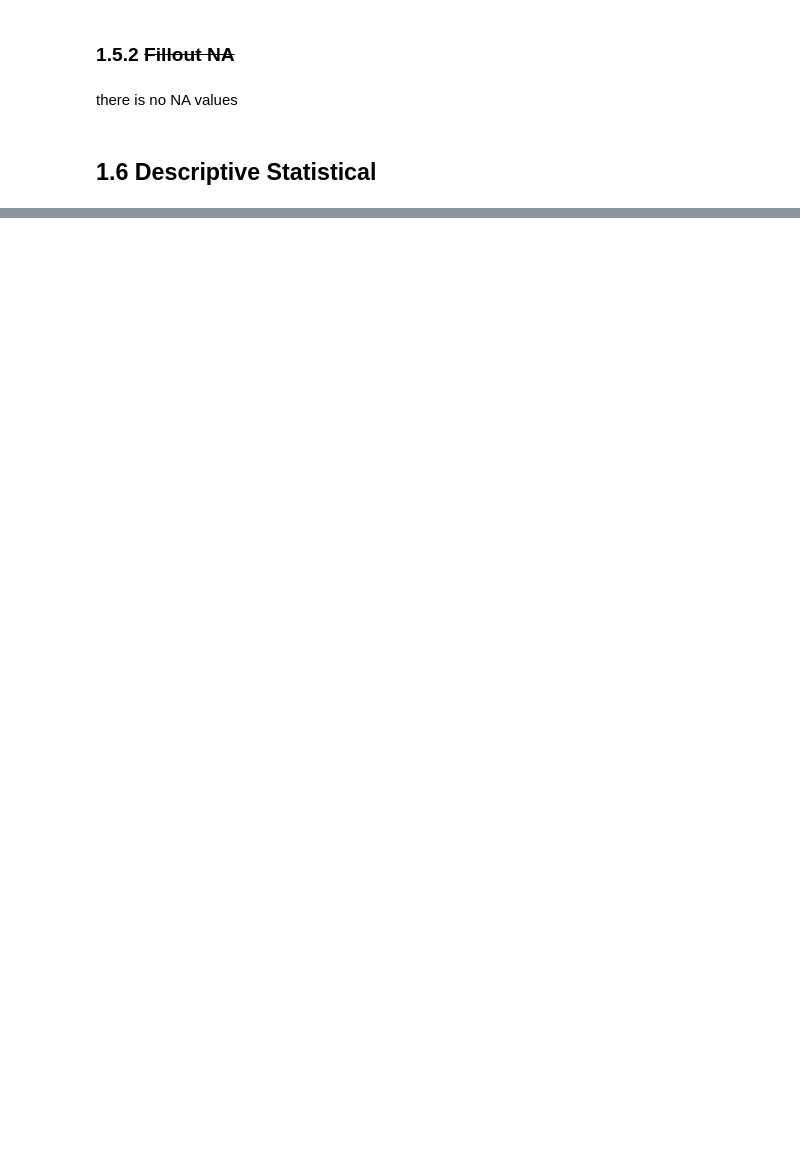
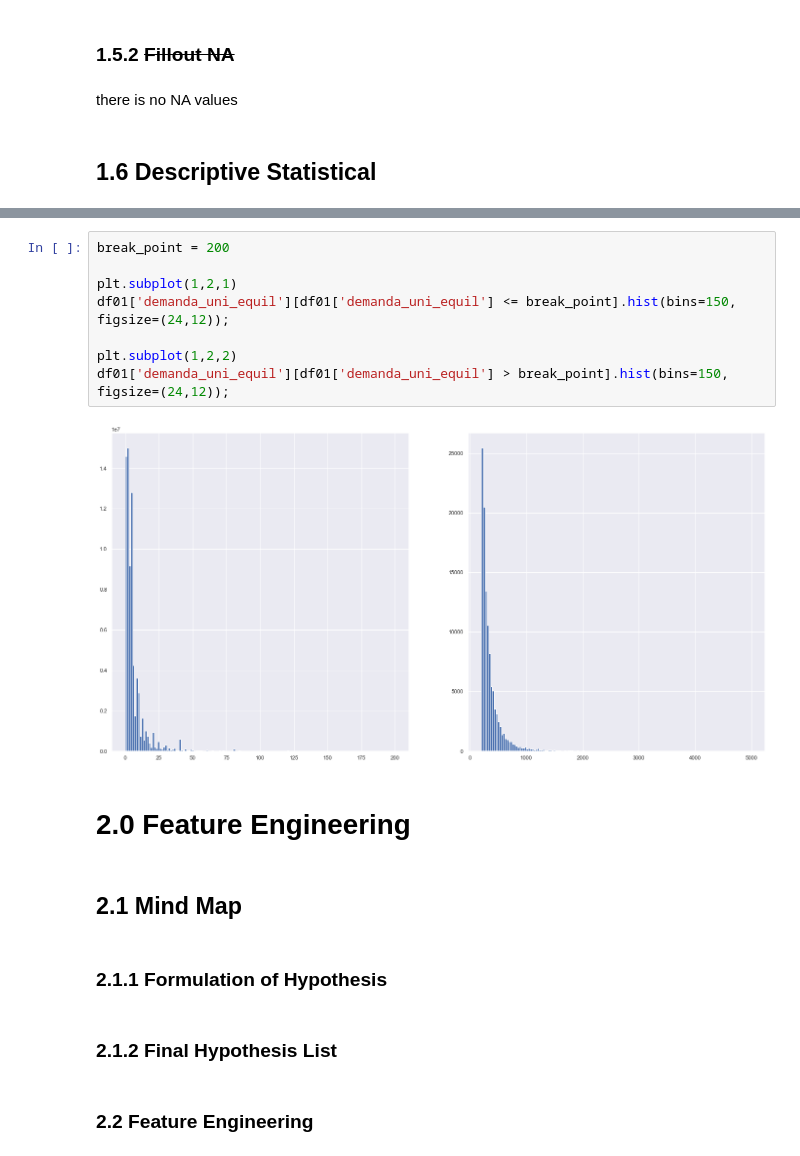
Before and after one commit to FabioCaffarello/Grupo-Bimbo-Inventory-Demand, a Jupyter notebook: 01-Notebooks/cycle01_Inventory_Demand.ipynb, the cells around one changed output, grey strips where cells are left out. Cells and saved outputs as stored; diff of their text form; blank space fills up the shorter version.

```diff
--- a/01-Notebooks/cycle01_Inventory_Demand.ipynb
+++ b/01-Notebooks/cycle01_Inventory_Demand.ipynb
@@ -209,0 +323,20 @@ num_attributes.hist(bins=50, figsize=(24,12));
+# %%
+break_point = 200
+
+plt.subplot(1,2,1)
+df01['demanda_uni_equil'][df01['demanda_uni_equil'] <= break_point].hist(bins=150, figsize=(24,12));
+
+plt.subplot(1,2,2)
+df01['demanda_uni_equil'][df01['demanda_uni_equil'] > break_point].hist(bins=150, figsize=(24,12));
+# %% [output]
+[figure, added]
+# %% [markdown]
+# 2.0 Feature Engineering
+# %% [markdown]
+## 2.1 Mind Map
+# %% [markdown]
+### 2.1.1 Formulation of Hypothesis
+# %% [markdown]
+### 2.1.2 Final Hypothesis List
+# %% [markdown]
+### 2.2 Feature Engineering
```
Also changed, not shown: parts of 24 cells of this notebook, 9 other files.
